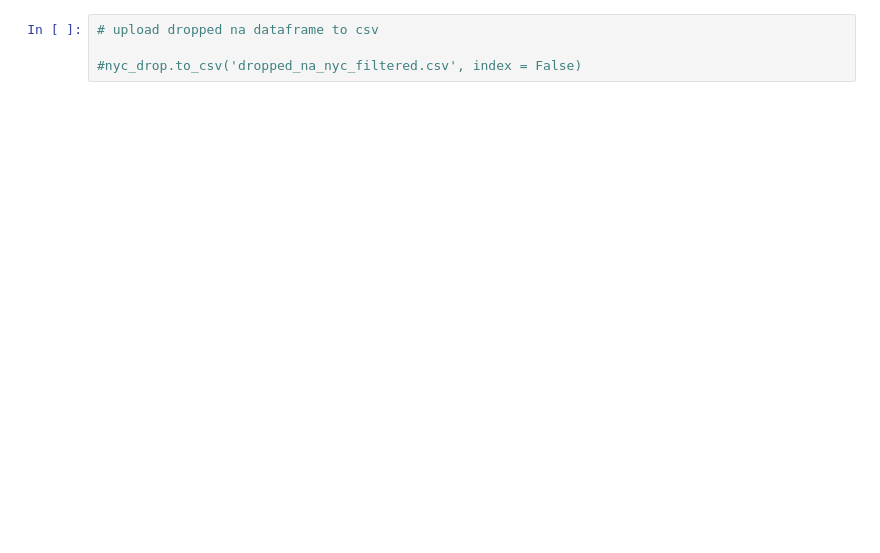
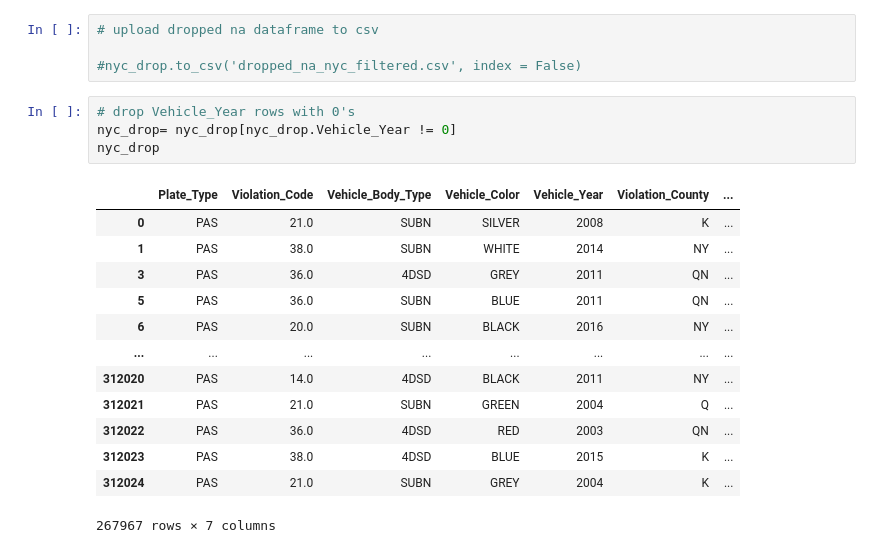
Before and after one commit to alorenz465446/NYC_Parking_Tickets, a Jupyter notebook: Exploratory_Analysis.ipynb, the cells around one changed output. Cells and saved outputs as stored; diff of their text form; blank space fills up the shorter version.

```diff
--- a/Exploratory_Analysis.ipynb
+++ b/Exploratory_Analysis.ipynb
@@ -378,3 +294,21 @@ See the caveats in the documentation: https://pandas.pydata.org/pandas-docs/stab
 # upload dropped na dataframe to csv
 
 #nyc_drop.to_csv('dropped_na_nyc_filtered.csv', index = False)
+# %%
+# drop Vehicle_Year rows with 0's
+nyc_drop= nyc_drop[nyc_drop.Vehicle_Year != 0]
+nyc_drop
+# %% [output]
+|  | Plate_Type | Violation_Code | Vehicle_Body_Type | Vehicle_Color | Vehicle_Year | Violation_County | ... |
+| 0 | PAS | 21.0 | SUBN | SILVER | 2008 | K | ... |
+| 1 | PAS | 38.0 | SUBN | WHITE | 2014 | NY | ... |
+| 3 | PAS | 36.0 | 4DSD | GREY | 2011 | QN | ... |
+| 5 | PAS | 36.0 | SUBN | BLUE | 2011 | QN | ... |
+| 6 | PAS | 20.0 | SUBN | BLACK | 2016 | NY | ... |
+| ... | ... | ... | ... | ... | ... | ... | ... |
+| 312020 | PAS | 14.0 | 4DSD | BLACK | 2011 | NY | ... |
+| 312021 | PAS | 21.0 | SUBN | GREEN | 2004 | Q | ... |
+| 312022 | PAS | 36.0 | 4DSD | RED | 2003 | QN | ... |
+| 312023 | PAS | 38.0 | 4DSD | BLUE | 2015 | K | ... |
+| 312024 | PAS | 21.0 | SUBN | GREY | 2004 | K | ... |
+267967 rows × 7 columns
```
Also changed, not shown: parts of 16 cells of this notebook.
